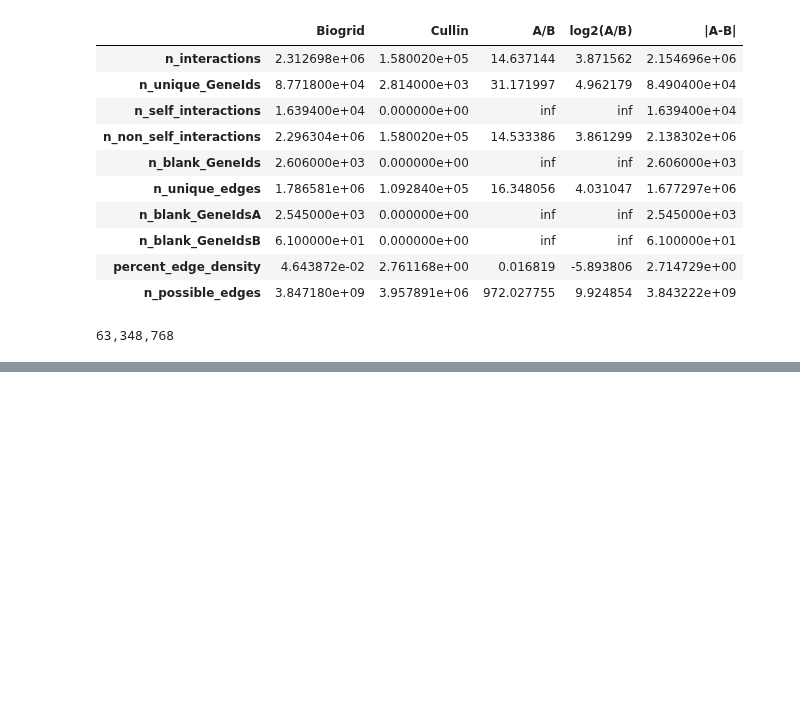
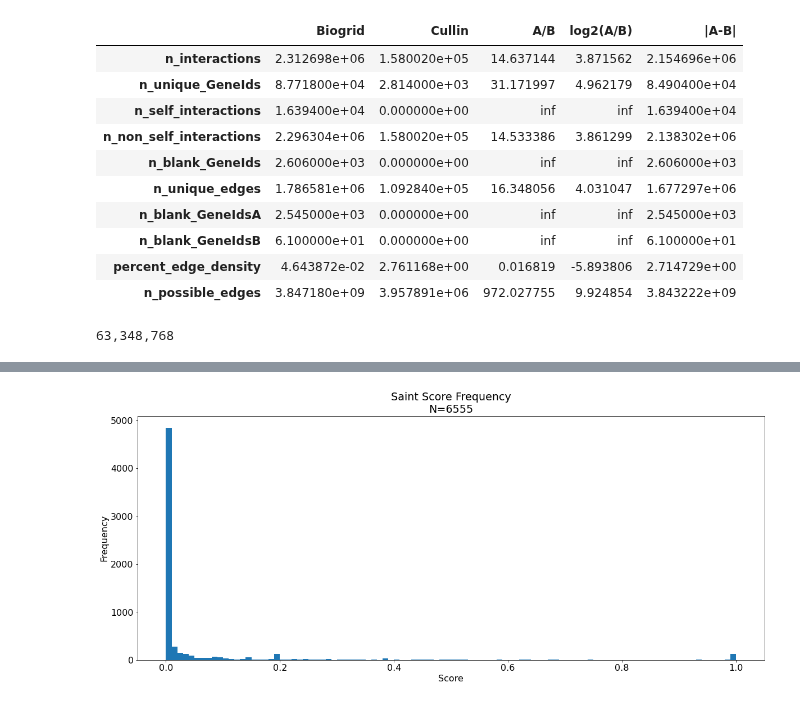
Before and after one commit to ajipalar/pynet, a Jupyter notebook: devel/CullinBenchmarkTest.ipynb, the cells around one changed output, grey strips where cells are left out. Saved outputs shown, nothing was run; the diff lists cells and outputs as text; code cells hidden in the pictures; blank space fills up the shorter version.

```diff
--- a/devel/CullinBenchmarkTest.ipynb
+++ b/devel/CullinBenchmarkTest.ipynb
@@ -347,2 +385,6 @@ def get_experimental_coverage_df(biogrid_df, report):
+# %%
+TRANSFORM_CULLIN = True
+if TRANSFORM_CULLIN == True:
+    cullin_benchmark_transformed = transform_cullin_benchmark_data(cullin_benchmark.data, id_mapping)
 # %%
 d = get_experimental_coverage_df(cullin_bg, cullin_report)
@@ -348,0 +418,3 @@ d = get_experimental_coverage_df(cullin_bg, cullin_report)
+# %%
+df = cullin_benchmark_transformed
+cullin_benchmark_report(df)
@@ -348,0 +448,17 @@ d = get_experimental_coverage_df(cullin_bg, cullin_report)
+# %%
+# Look at the Frequency of the Saint Scores
+def plot_saint_score_frequency(df, l=8, w=20, title="Saint Score Frequency", bins=100,
+                              rcParams={},
+                               cmap = matplotlib.cm.tab10.colors
+                              ):
+    title += f"\nN={len(df)}"
+    plt.figure(figsize=(w, l))
+    plt.title(title)
+    plt.ylabel("Frequency")
+    plt.xlabel("Score")
+    plt.hist(df["SaintScore"].values, bins=bins)
+    plt.show()
+
+plot_saint_score_frequency(cullin_benchmark.data)
+# %% [output]
+[figure, added]
```
Also changed, not shown: parts of 27 cells of this notebook, 1 other file.
